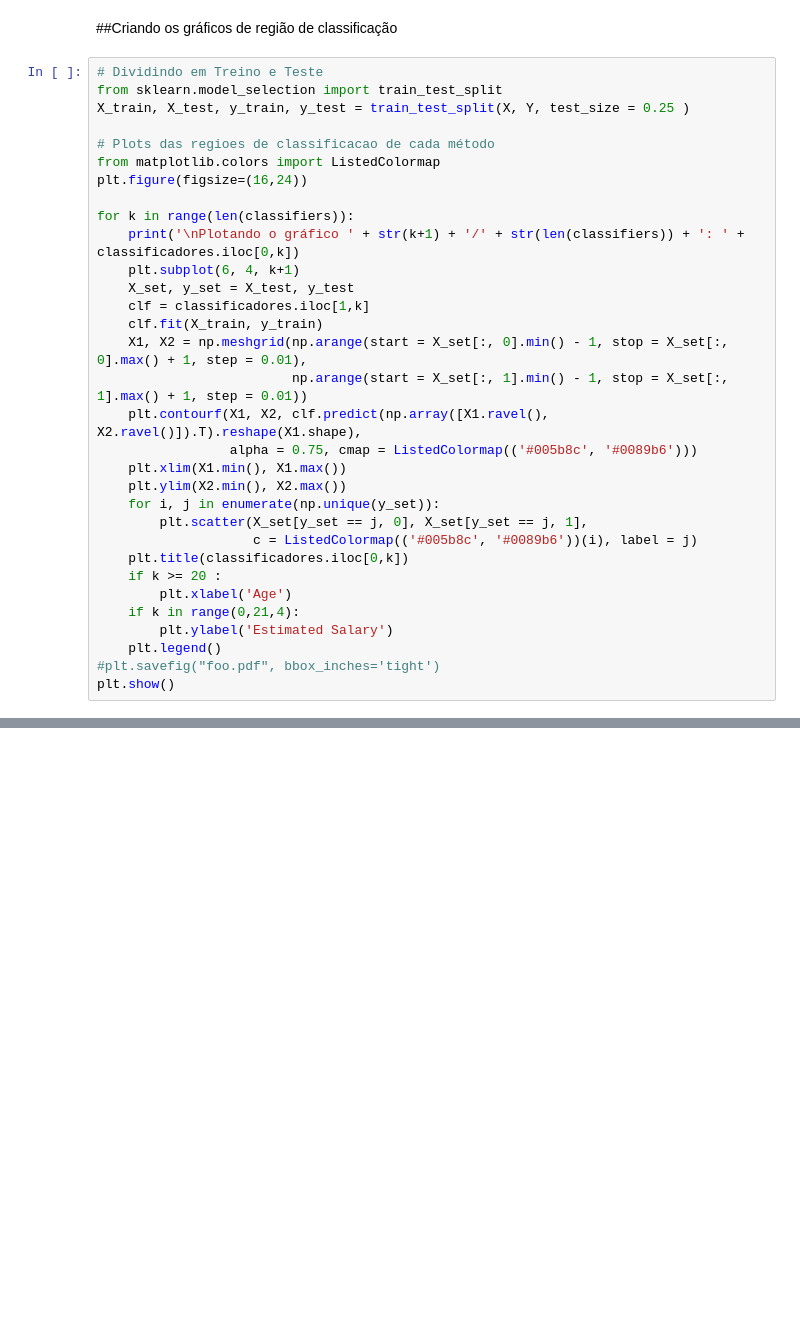
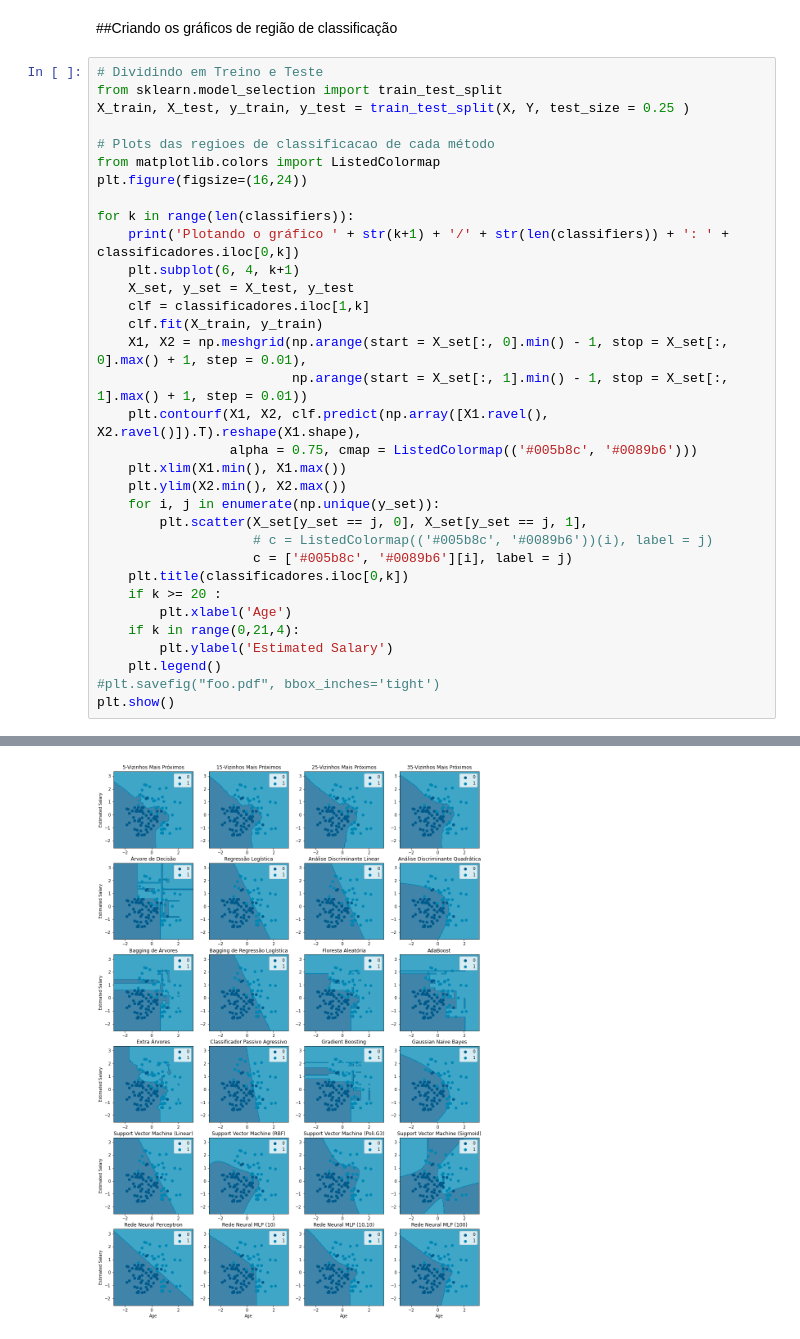
Before and after one commit to ricardorocha86/Social-Net-data, a Jupyter notebook: Analise_de_Classificadores_Social_Network_dataset.ipynb, the cells around one changed output, grey strips where cells are left out. Saved outputs shown, nothing was run; the diff lists cells and outputs as text; blank space fills up the shorter version.

```diff
--- a/Analise_de_Classificadores_Social_Network_dataset.ipynb
+++ b/Analise_de_Classificadores_Social_Network_dataset.ipynb
@@ -219,7 +239,7 @@ from matplotlib.colors import ListedColormap
 plt.figure(figsize=(16,24))
 
 for k in range(len(classifiers)):
-    print('\nPlotando o gráfico ' + str(k+1) + '/' + str(len(classifiers)) + ': ' + classificadores.iloc[0,k])
+    print('Plotando o gráfico ' + str(k+1) + '/' + str(len(classifiers)) + ': ' + classificadores.iloc[0,k])
     plt.subplot(6, 4, k+1)
     X_set, y_set = X_test, y_test
     clf = classificadores.iloc[1,k]
@@ -232,7 +252,8 @@ for k in range(len(classifiers)):
     plt.ylim(X2.min(), X2.max())
     for i, j in enumerate(np.unique(y_set)):
         plt.scatter(X_set[y_set == j, 0], X_set[y_set == j, 1],
-                    c = ListedColormap(('#005b8c', '#0089b6'))(i), label = j)
+                    # c = ListedColormap(('#005b8c', '#0089b6'))(i), label = j)
+                    c = ['#005b8c', '#0089b6'][i], label = j)
     plt.title(classificadores.iloc[0,k])
     if k >= 20 :
         plt.xlabel('Age')
@@ -271,0 +283 @@ Plotando o gráfico 8/24: Análise Discriminante Quadrática
+[figure, added]
```
Also changed, not shown: parts of 6 cells of this notebook.
